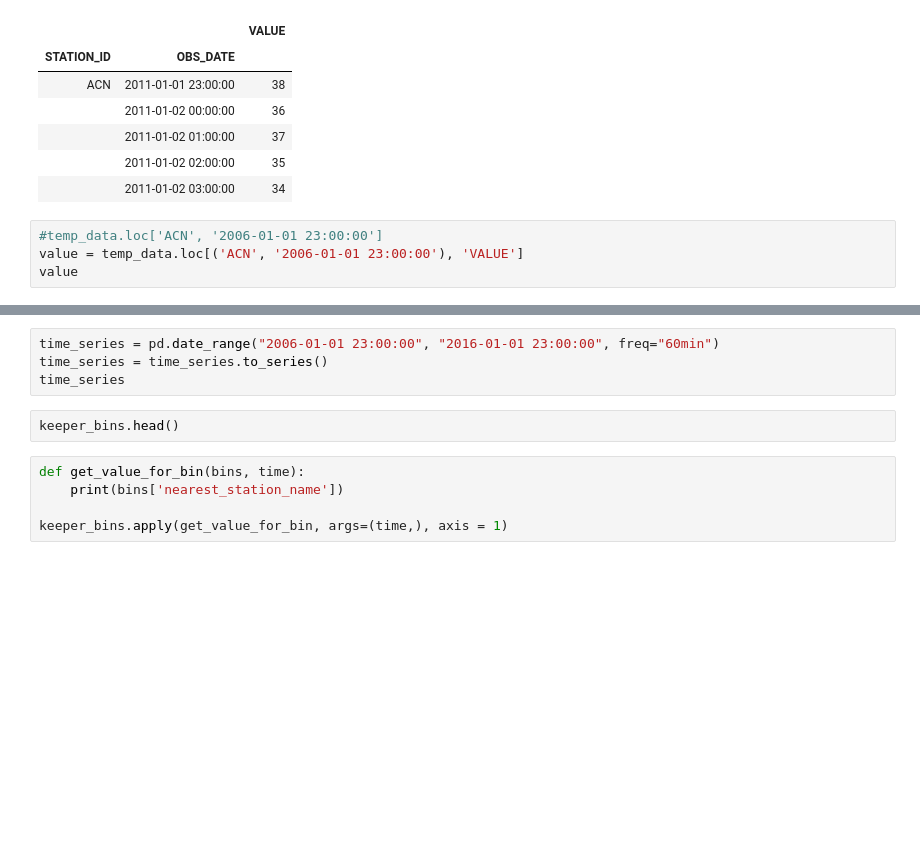
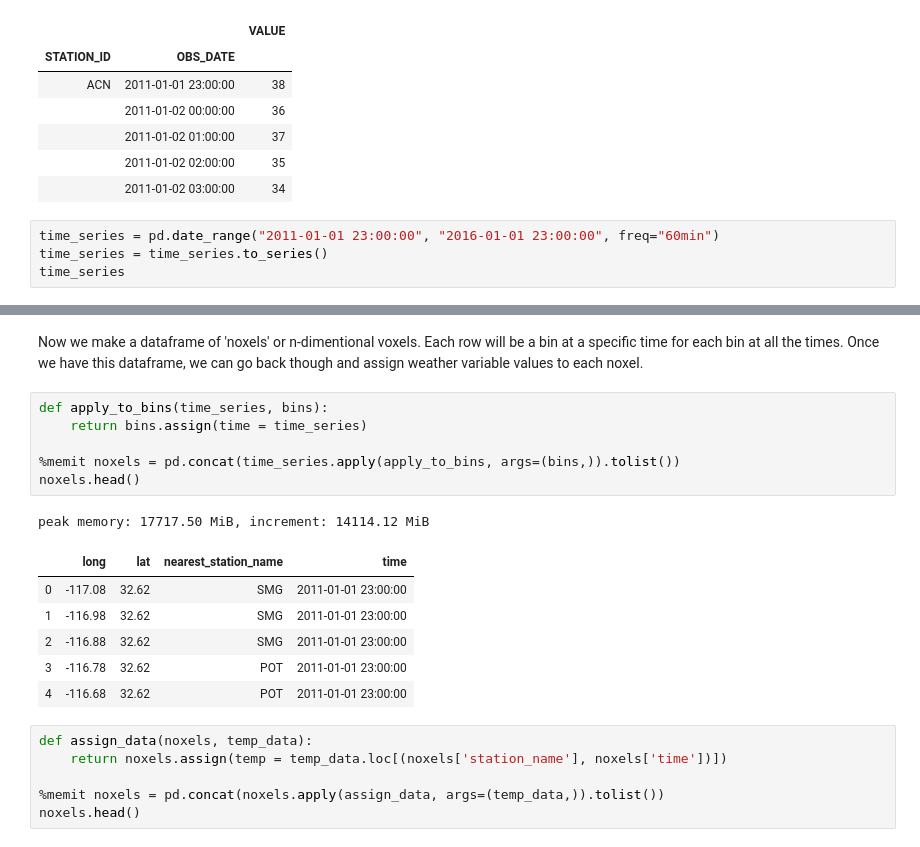
Before and after one commit to aristyogresearch/wildfire, a Jupyter notebook: notebooks/historical_weather_data.ipynb, the cells around one changed output, grey strips where cells are left out. Cells and saved outputs as stored; diff of their text form; blank space fills up the shorter version.

Commit message:
Worked on wildfire and weather data sets

```diff
--- a/notebooks/historical_weather_data.ipynb
+++ b/notebooks/historical_weather_data.ipynb
@@ -109,6 +105,6 @@ temp_data.head()
 |  | 2011-01-02 02:00:00 | 35 |
 |  | 2011-01-02 03:00:00 | 34 |
 # %%
-#temp_data.loc['ACN', '2006-01-01 23:00:00']
-value = temp_data.loc[('ACN', '2006-01-01 23:00:00'), 'VALUE']
-value
+time_series = pd.date_range("2011-01-01 23:00:00", "2016-01-01 23:00:00", freq="60min")
+time_series = time_series.to_series()
+time_series
@@ -115,11 +124,22 @@ value
-# %%
-time_series = pd.date_range("2006-01-01 23:00:00", "2016-01-01 23:00:00", freq="60min")
-time_series = time_series.to_series()
-time_series
-# %%
-keeper_bins.head()
-# %%
-def get_value_for_bin(bins, time):
-    print(bins['nearest_station_name'])
-
-keeper_bins.apply(get_value_for_bin, args=(time,), axis = 1)
+# %% [markdown]
+Now we make a dataframe of 'noxels' or n-dimentional voxels. Each row will be a bin at a specific time for each bin at all the times. Once we have this dataframe, we can go back though and assign weather variable values to each noxel.
+# %%
+def apply_to_bins(time_series, bins):
+    return bins.assign(time = time_series)
+
+%memit noxels = pd.concat(time_series.apply(apply_to_bins, args=(bins,)).tolist())
+noxels.head()
+# %% [output]
+peak memory: 17717.50 MiB, increment: 14114.12 MiB
+|  | long | lat | nearest_station_name | time |
+| 0 | -117.08 | 32.62 | SMG | 2011-01-01 23:00:00 |
+| 1 | -116.98 | 32.62 | SMG | 2011-01-01 23:00:00 |
+| 2 | -116.88 | 32.62 | SMG | 2011-01-01 23:00:00 |
+| 3 | -116.78 | 32.62 | POT | 2011-01-01 23:00:00 |
+| 4 | -116.68 | 32.62 | POT | 2011-01-01 23:00:00 |
+# %%
+def assign_data(noxels, temp_data):
+    return noxels.assign(temp = temp_data.loc[(noxels['station_name'], noxels['time'])])
+
+%memit noxels = pd.concat(noxels.apply(assign_data, args=(temp_data,)).tolist())
+noxels.head()
```
Also changed, not shown: parts of 9 cells of this notebook, 2 other files.
